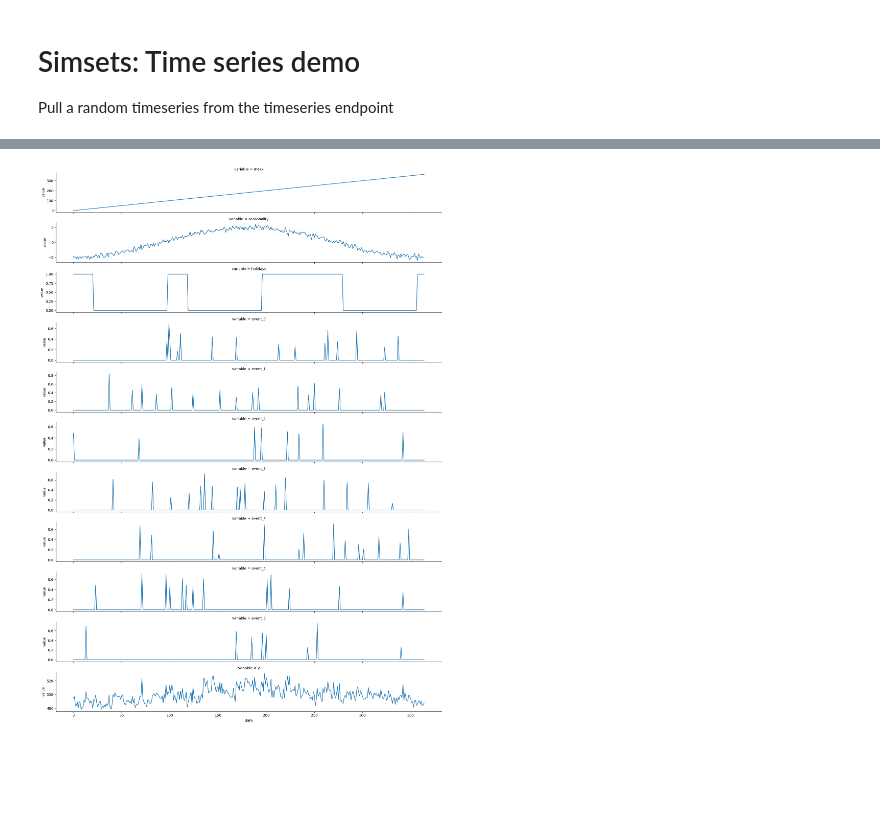
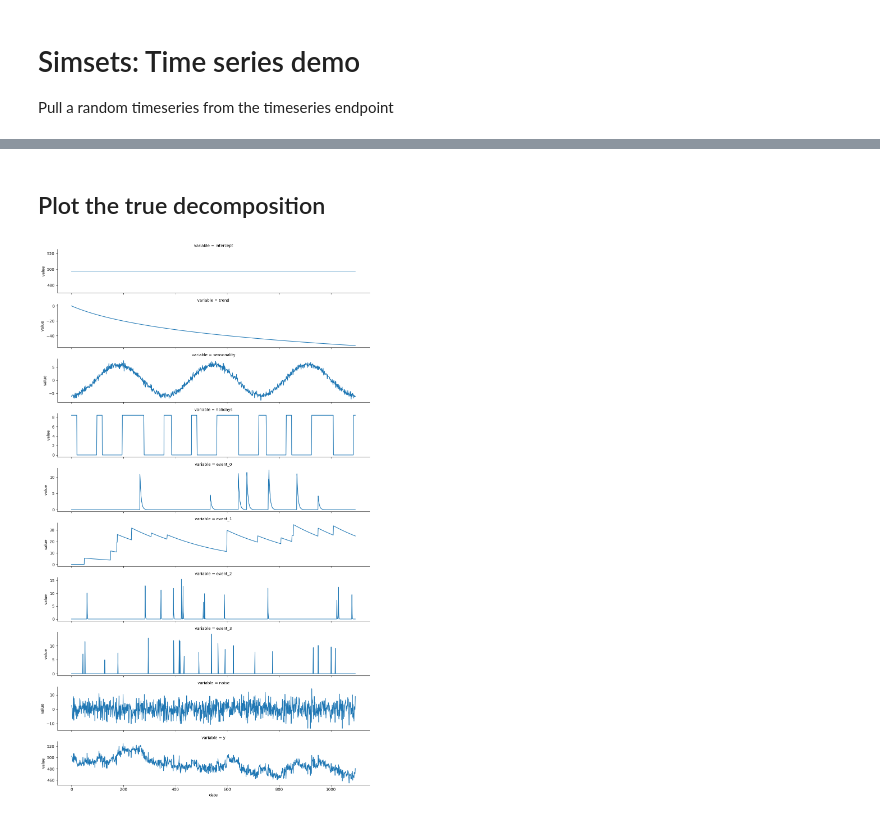
Before and after one commit to coppeliaMLA/simsets, a Jupyter notebook: notebooks/time_series_demo.ipynb, the cells around one changed output, grey strips where cells are left out. Cells and saved outputs as stored; diff of their text form; code cells hidden in the pictures; blank space fills up the shorter version.

```diff
--- a/notebooks/time_series_demo.ipynb
+++ b/notebooks/time_series_demo.ipynb
@@ -36,30 +44,18 @@ _ = sns.relplot(
+# %% [markdown]
+## Plot the true decomposition
 # %%
 
-response_json = json.loads(response_json['contributions'])
-model_set = pd.DataFrame(response_json)
-for_stacking = model_set.reset_index()
+contributions_df = pd.DataFrame(json.loads(response_json['contributions']))
+contributions_df['date'] = pd.to_datetime(contributions_df['date'])
+for_stacking = contributions_df.drop(columns=['date'])
 for_stacking = for_stacking.stack().reset_index()
 for_stacking.columns = ['date', 'variable', 'value']
 
 _ = sns.relplot(
     data=for_stacking,
     x="date", y="value", row="variable",
     kind="line",
-    height=2, aspect=8, facet_kws=dict(sharey=False),
+    height=2, aspect=6, facet_kws=dict(sharey=False),
 )
+# %% [output]
+[figure, added]
-# %%
-
-#model_set['date'] = pd.to_datetime(model_set['date'])
-
-for_stacking = model_set.reset_index()
-for_stacking = for_stacking.stack().reset_index()
-for_stacking.columns = ['date', 'variable', 'value']
-
-_ = sns.relplot(
-    data=for_stacking,
-    x="date", y="value", row="variable",
-    kind="line",
-    height=2, aspect=8, facet_kws=dict(sharey=False),
-)
-# %% [output]
-[figure, removed]
```
Also changed, not shown: parts of 16 cells of this notebook, 5 other files.
